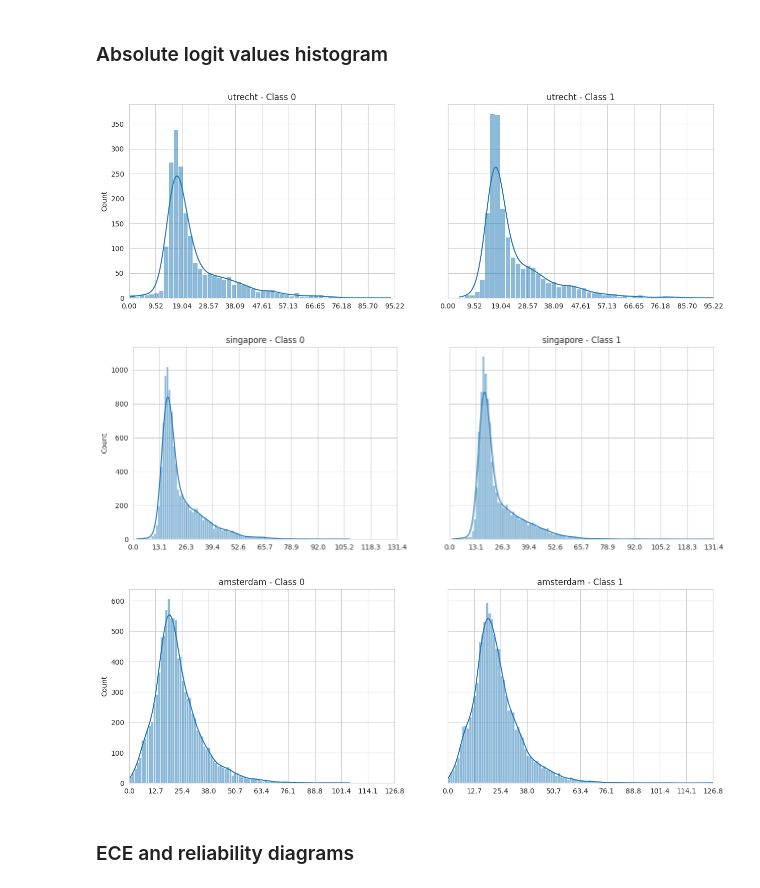
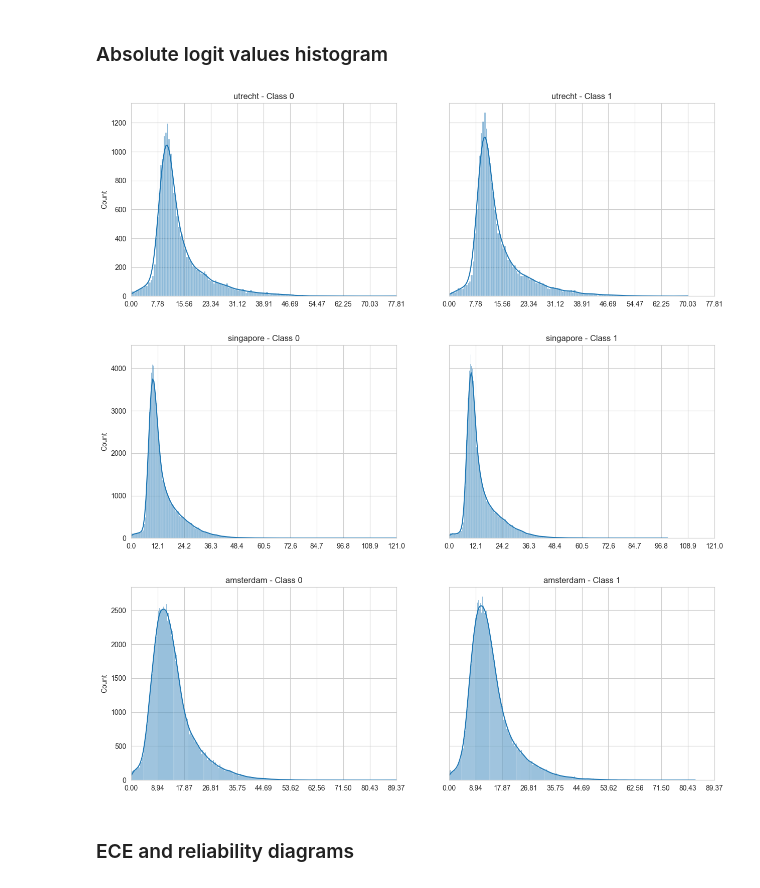
Before and after one commit to vfmatzkin/wmh-mc-seg, a Jupyter notebook: notebooks/metrics.ipynb, the cells around one changed output. Drawn from its saved outputs; the diff is of its cells as text; code cells hidden in the pictures.

```diff
--- a/notebooks/metrics.ipynb
+++ b/notebooks/metrics.ipynb
@@ -59,10 +64,8 @@ Here the voxels are separated according to their class (0 or 1) and the metrics
 
 ### Probabilities histogram
 # %%
-import random
-
 centers = ['utrecht', 'singapore', 'amsterdam']
-num_voxels = 500  # number of voxels to grab
+num_voxels = 5000  # number of voxels to grab
 
 for center in centers:
     vx_0_np = np.array([])
@@ -73,15 +76,22 @@ for center in centers:
     for _, row in df.iterrows():
         _, pred_wmh_softmax, _, _ = row
 
-        pred_softmax = nib.load(pred_wmh_softmax).get_fdata()  # dims: [H, W, C, B, D]
+        pred_softmax = nib.load(
+            pred_wmh_softmax).get_fdata()  # dims: [H, W, C, B, D]
 
+        nv = pred_softmax.shape[0] * pred_softmax.shape[1] * \
+             pred_softmax.shape[4] if num_voxels is None else num_voxels
         # Grab a random sample of voxels for each class
-        voxels_0 = random.sample(list(pred_softmax[:, :, 0, 0, :].flatten()), num_voxels)
-        voxels_1 = random.sample(list(pred_softmax[:, :, 1, 0, :].flatten()), num_voxels)
+        voxels_0 = random.sample(list(pred_softmax[:, :, 0, 0, :].flatten()),
+                                 nv)
+        voxels_1 = random.sample(list(pred_softmax[:, :, 1, 0, :].flatten()),
+                                 nv)
 
         # Concatenate sampled voxels for each class
-        vx_0_np = np.concatenate((vx_0_np, np.around(np.array(voxels_0), decimals=2)))
-        vx_1_np = np.concatenate((vx_1_np, np.around(np.array(voxels_1), decimals=2)))
+        vx_0_np = np.concatenate(
+            (vx_0_np, np.around(np.array(voxels_0), decimals=2)))
+        vx_1_np = np.concatenate(
+            (vx_1_np, np.around(np.array(voxels_1), decimals=2)))
 
     # Plot histogram for each voxel class
     fig, axs = plt.subplots(nrows=1, ncols=2, figsize=(15, 5), sharey=True)
@@ -105,50 +115,56 @@ for center in centers:
 # %% [markdown]
 ### Absolute logit values histogram
 # %%
-import random
-
 centers = ['utrecht', 'singapore', 'amsterdam']
-num_voxels = 500  # number of voxels to grab
+num_voxels = 5000  # number of voxels to grab
 n_x_ticks = 10
 
 for center in centers:
     vx_0_np = np.array([])
     vx_1_np = np.array([])
     df = pd.read_csv(f"utrecht-{center}.csv", header=None)
     df.columns = ['pred_wmh_hard', 'pred_wmh_softmax', 'pred_logits', 'gt_wmh']
 
     for _, row in df.iterrows():
         _, _, pred_logits, _ = row
 
-        pred_softmax = nib.load(pred_logits).get_fdata()  # dims: [H, W, C, B, D]
+        pred_softmax = nib.load(
+            pred_logits).get_fdata()  # dims: [H, W, C, B, D]
+
+        nv = pred_softmax.shape[0] * pred_softmax.shape[1] * \
+             pred_softmax.shape[4] if num_voxels is None else num_voxels
 
         # Grab a random sample of voxels for each class
-        voxels_0 = random.sample(list(pred_softmax[:, :, 0, 0, :].flatten()), num_voxels)
-        voxels_1 = random.sample(list(pred_softmax[:, :, 1, 0, :].flatten()), num_voxels)
+        voxels_0 = random.sample(list(pred_softmax[:, :, 0, 0, :].flatten()),
+                                 nv)
+        voxels_1 = random.sample(list(pred_softmax[:, :, 1, 0, :].flatten()),
+                                 nv)
 
         # Concatenate sampled voxels for each class (take absolute value and round at two decimals)
-        vx_0_np = np.concatenate((vx_0_np, np.around(np.abs(np.array(voxels_0)), decimals=2)))
-        vx_1_np = np.concatenate((vx_1_np, np.around(np.abs(np.array(voxels_1)), decimals=2)))
+        vx_0_np = np.concatenate(
+            (vx_0_np, np.around(np.abs(np.array(voxels_0)), decimals=2)))
+        vx_1_np = np.concatenate(
+            (vx_1_np, np.around(np.abs(np.array(voxels_1)), decimals=2)))
 
     # Plot histogram for each voxel class
     fig, axs = plt.subplots(nrows=1, ncols=2, figsize=(15, 5), sharey=True)
     for i, voxels in enumerate([vx_0_np, vx_1_np]):
         sns.histplot(voxels, ax=axs[i], kde=True)
         axs[i].set_title(f"{center} - Class {i}")
         axs[i].set_xlim([0, np.max([np.max(vx_0_np), np.max(vx_1_np)])])
         maxval = np.max([np.max(vx_0_np), np.max(vx_1_np)])
         axs[i].set_xticks(np.arange(0, maxval + 0.1, maxval / n_x_ticks))
 
     # fig, axs = plt.subplots(nrows=1, ncols=2, figsize=(12, 8), sharey=True)
     # for i, voxels in enumerate([vx_0_np, vx_1_np]):
     #     sns.histplot(voxels, ax=axs[i], kde=True)
     #     axs[i].set_title(f"{center} - Class {i} - Log scale")
     #     axs[i].set_xlim([0, 1])
     #     axs[i].set_xticks(np.arange(0, 1.1, 0.1))
     #     axs[i].set_yscale('log')
 # %% [output]
-[figure, old version]
+[figure, new version]
-[figure, old version]
+[figure, new version]
-[figure, old version]
+[figure, new version]
 # %% [markdown]
 ### ECE and reliability diagrams
```
Also changed, not shown: parts of 6 cells of this notebook, 1 other file.
